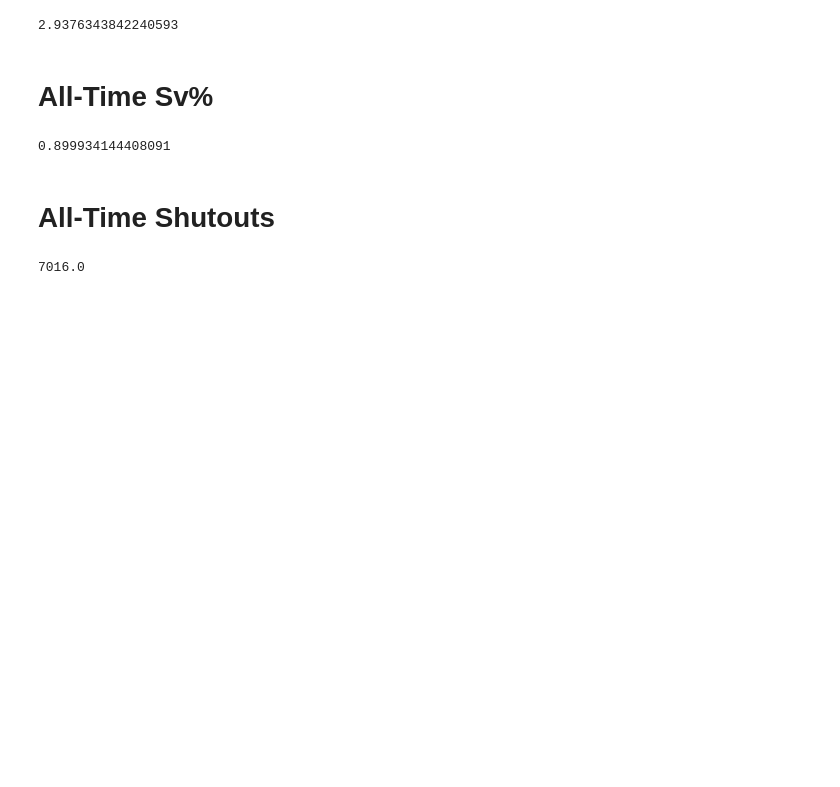
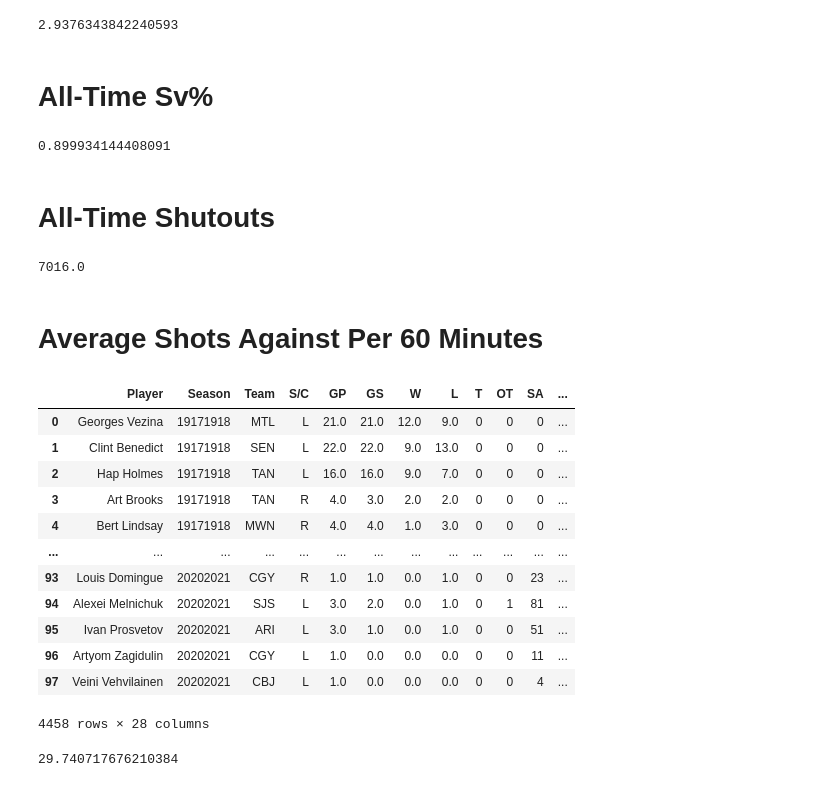
Before and after one commit to rromaniuk31/White-Ice-Analytics, a Jupyter notebook: WIA-Notebook.ipynb, the cells around one changed output. Saved outputs shown, nothing was run; the diff lists cells and outputs as text; code cells hidden in the pictures; blank space fills up the shorter version.

```diff
--- a/WIA-Notebook.ipynb
+++ b/WIA-Notebook.ipynb
@@ -2015,3 +2052,29 @@ svp_master['Svs'].sum() / svp_master['SA'].sum()
 master['SO'].sum()
 # %% [output]
 7016.0
+# %% [markdown]
+# Average Shots Against Per 60 Minutes
+# %%
+master
+# %% [output]
+|  | Player | Season | Team | S/C | GP | GS | W | L | T | OT | SA | ... |
+| 0 | Georges Vezina | 19171918 | MTL | L | 21.0 | 21.0 | 12.0 | 9.0 | 0 | 0 | 0 | ... |
+| 1 | Clint Benedict | 19171918 | SEN | L | 22.0 | 22.0 | 9.0 | 13.0 | 0 | 0 | 0 | ... |
+| 2 | Hap Holmes | 19171918 | TAN | L | 16.0 | 16.0 | 9.0 | 7.0 | 0 | 0 | 0 | ... |
+| 3 | Art Brooks | 19171918 | TAN | R | 4.0 | 3.0 | 2.0 | 2.0 | 0 | 0 | 0 | ... |
+| 4 | Bert Lindsay | 19171918 | MWN | R | 4.0 | 4.0 | 1.0 | 3.0 | 0 | 0 | 0 | ... |
+| ... | ... | ... | ... | ... | ... | ... | ... | ... | ... | ... | ... | ... |
+| 93 | Louis Domingue | 20202021 | CGY | R | 1.0 | 1.0 | 0.0 | 1.0 | 0 | 0 | 23 | ... |
+| 94 | Alexei Melnichuk | 20202021 | SJS | L | 3.0 | 2.0 | 0.0 | 1.0 | 0 | 1 | 81 | ... |
+| 95 | Ivan Prosvetov | 20202021 | ARI | L | 3.0 | 1.0 | 0.0 | 1.0 | 0 | 0 | 51 | ... |
+| 96 | Artyom Zagidulin | 20202021 | CGY | L | 1.0 | 0.0 | 0.0 | 0.0 | 0 | 0 | 11 | ... |
+| 97 | Veini Vehvilainen | 20202021 | CBJ | L | 1.0 | 0.0 | 0.0 | 0.0 | 0 | 0 | 4 | ... |
+4458 rows × 28 columns
+# %%
+post56_df = df[df.SA != 0]
+total_shots = sum(post56_df['SA'])
+total_gp = sum(post56_df['Actual GP'])
+avg_sap60 = total_shots / total_gp
+avg_sap60
+# %% [output]
+29.740717676210384
```
Also changed, not shown: parts of 5 cells of this notebook, 3 other files.
